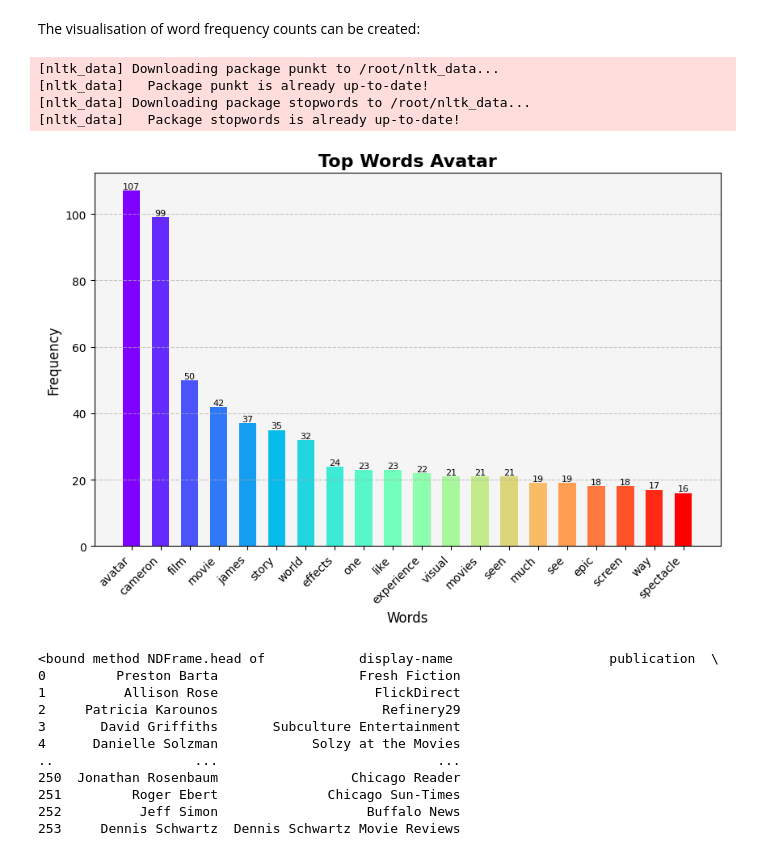
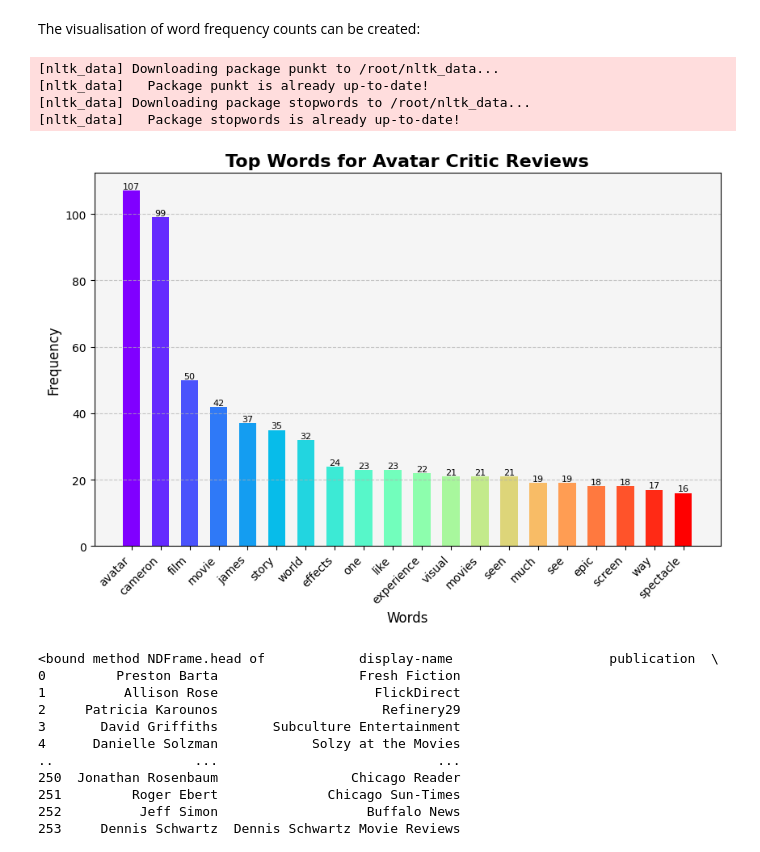
Before and after one commit to khou128/QM2, a Jupyter notebook: Project_NLP.ipynb, the cells around one changed output. Cells and saved outputs as stored; diff of their text form; code cells hidden in the pictures.

```diff
--- a/Project_NLP.ipynb
+++ b/Project_NLP.ipynb
@@ -193,35 +193,35 @@ import nltk
 nltk.download('punkt')
 nltk.download('stopwords')
 from nltk.tokenize import word_tokenize
 from nltk.probability import FreqDist
 from nltk.corpus import stopwords
 from matplotlib import cm
 
 text_data = ' '.join(df['review-text'].dropna())
 words = word_tokenize(text_data)
 stop_words = set(stopwords.words('english'))
 words = [word.lower() for word in words if word.isalpha() and word.lower() not in stop_words]
 freq_dist = FreqDist(words)
 top_words = freq_dist.most_common(20)
 colormap = cm.get_cmap('rainbow', len(top_words))
 plt.figure(figsize=(10, 6))
 bars = plt.bar(*zip(*top_words), color=colormap(range(len(top_words))), width=0.6, align='center')
 plt.xlabel('Words', fontsize=12)
 plt.ylabel('Frequency', fontsize=12)
-plt.title('Top Words Avatar', fontsize=16, fontweight='bold')
+plt.title('Top Words for Avatar Critic Reviews', fontsize=16, fontweight='bold')
 plt.xticks(rotation=45, ha='right', fontsize=10)
 plt.gca().set_facecolor('#F5F5F5')
 plt.grid(axis='y', linestyle='--', alpha=0.7)
 for bar in bars:
     yval = bar.get_height()
     plt.text(bar.get_x() + bar.get_width()/2, yval + 0.01, round(yval, 2), ha='center', va='bottom', fontsize=8)
 plt.show()
 # %% [output]
 [nltk_data] Downloading package punkt to /root/nltk_data...
 [nltk_data]   Package punkt is already up-to-date!
 [nltk_data] Downloading package stopwords to /root/nltk_data...
 [nltk_data]   Package stopwords is already up-to-date!
-[figure, old version]
+[figure, new version]
 # %%
 #Titanic:
 url1 = 'https://raw.githubusercontent.com/khou128/QM2/main/Titanic.csv'
```
Also changed, not shown: parts of 13 cells of this notebook.
